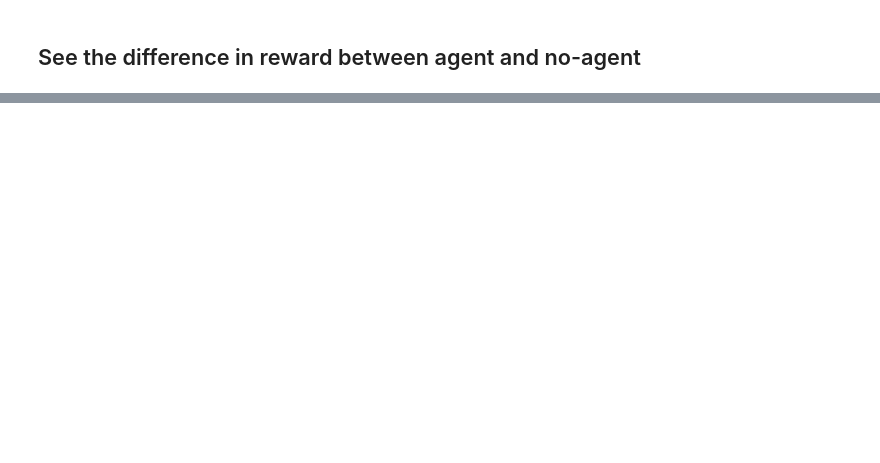
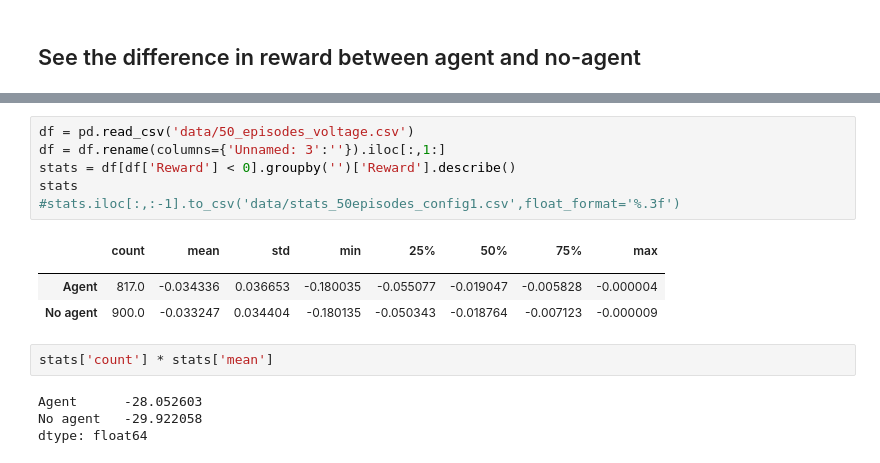
Before and after one commit to vegraux/master_thesis, a Jupyter notebook: RLpower/notebooks/visualise_actions.ipynb, the cells around one changed output, grey strips where cells are left out. Saved outputs shown, nothing was run; the diff lists cells and outputs as text; blank space fills up the shorter version.

```diff
--- a/RLpower/notebooks/visualise_actions.ipynb
+++ b/RLpower/notebooks/visualise_actions.ipynb
@@ -527,3 +608,20 @@ sns.lineplot(x='time', y='values',hue='gamma',data=df)
 [interactive output not drawn]
 [interactive output not drawn]
 <matplotlib.axes._subplots.AxesSubplot at 0x...>
+# %%
+df = pd.read_csv('data/50_episodes_voltage.csv')
+df = df.rename(columns={'Unnamed: 3':''}).iloc[:,1:]
+stats = df[df['Reward'] < 0].groupby('')['Reward'].describe()
+stats
+#stats.iloc[:,:-1].to_csv('data/stats_50episodes_config1.csv',float_format='%.3f')
+# %% [output]
+|  | count | mean | std | min | 25% | 50% | 75% | max |
+|  |  |  |  |  |  |  |  |  |
+| Agent | 817.0 | -0.034336 | 0.036653 | -0.180035 | -0.055077 | -0.019047 | -0.005828 | -0.000004 |
+| No agent | 900.0 | -0.033247 | 0.034404 | -0.180135 | -0.050343 | -0.018764 | -0.007123 | -0.000009 |
+# %%
+stats['count'] * stats['mean']
+# %% [output]
+Agent      -28.052603
+No agent   -29.922058
+dtype: float64
```
Also changed, not shown: parts of 45 cells of this notebook.
